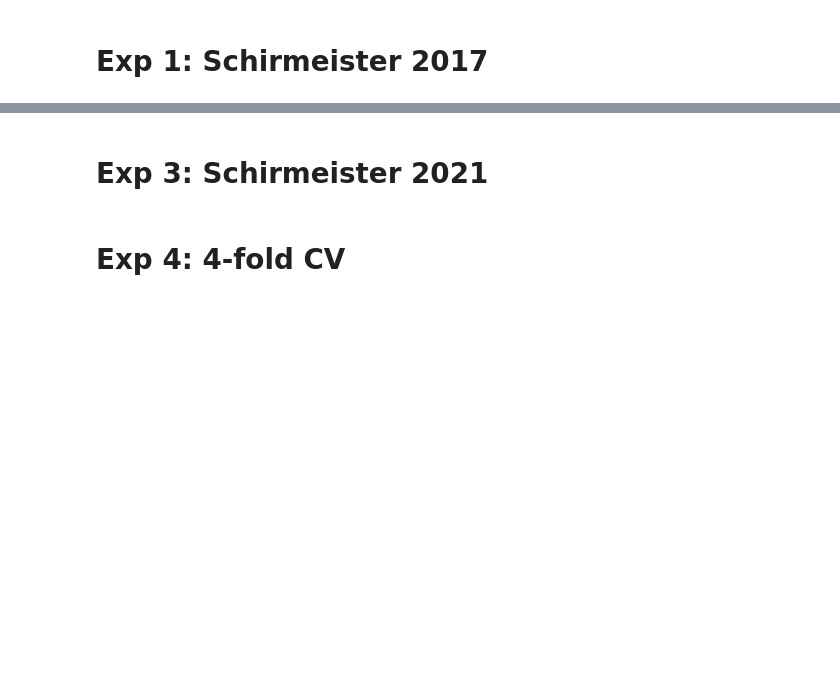
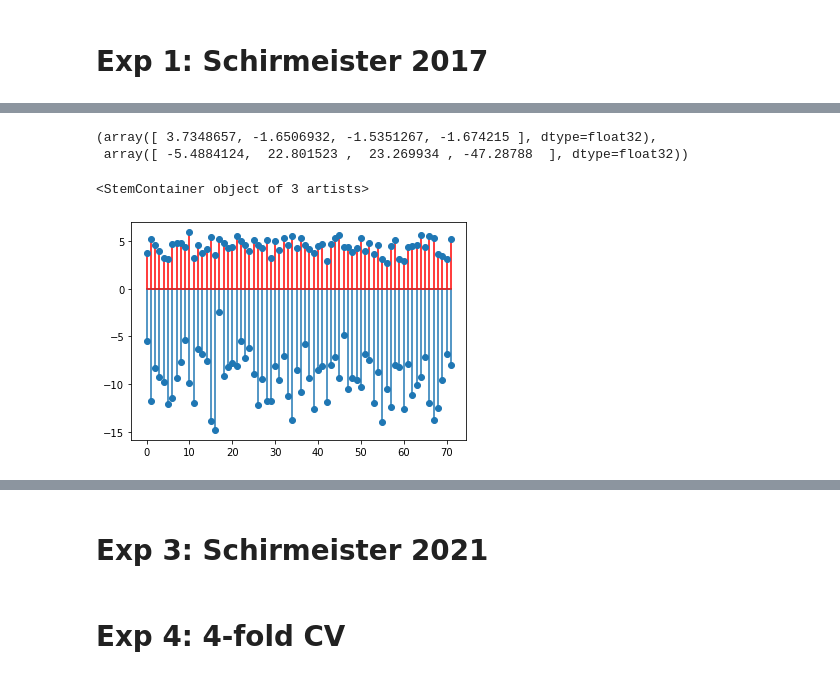
Before and after one commit to UN-GCPDS/python-gcpds.EEG_Tensorflow_models, a Jupyter notebook: Examples/BCI2a/shallowconvnet.ipynb, the cells around one changed output, grey strips where cells are left out. Drawn from its saved outputs; the diff is of its cells as text; code cells hidden in the pictures; blank space fills up the shorter version.

```diff
--- a/Examples/BCI2a/shallowconvnet.ipynb
+++ b/Examples/BCI2a/shallowconvnet.ipynb
@@ -81,0 +283,14 @@ for sbj in subjects:
+# %%
+out_1=new_model.predict(X_train_ord[...,np.newaxis])
+out_2=new_model.predict(new_map[...,np.newaxis])
+# %%
+out_1[0],out_2[0]
+# %% [output]
+(array([ 3.7348657, -1.6506932, -1.5351267, -1.674215 ], dtype=float32),
+ array([ -5.4884124,  22.801523 ,  23.269934 , -47.28788  ], dtype=float32))
+# %%
+plt.stem(out_1[:72,0],linefmt='r')
+plt.stem(out_2[:72,0])
+# %% [output]
+<StemContainer object of 3 artists>
+[figure, added]
```
Also changed, not shown: parts of 24 cells of this notebook.
